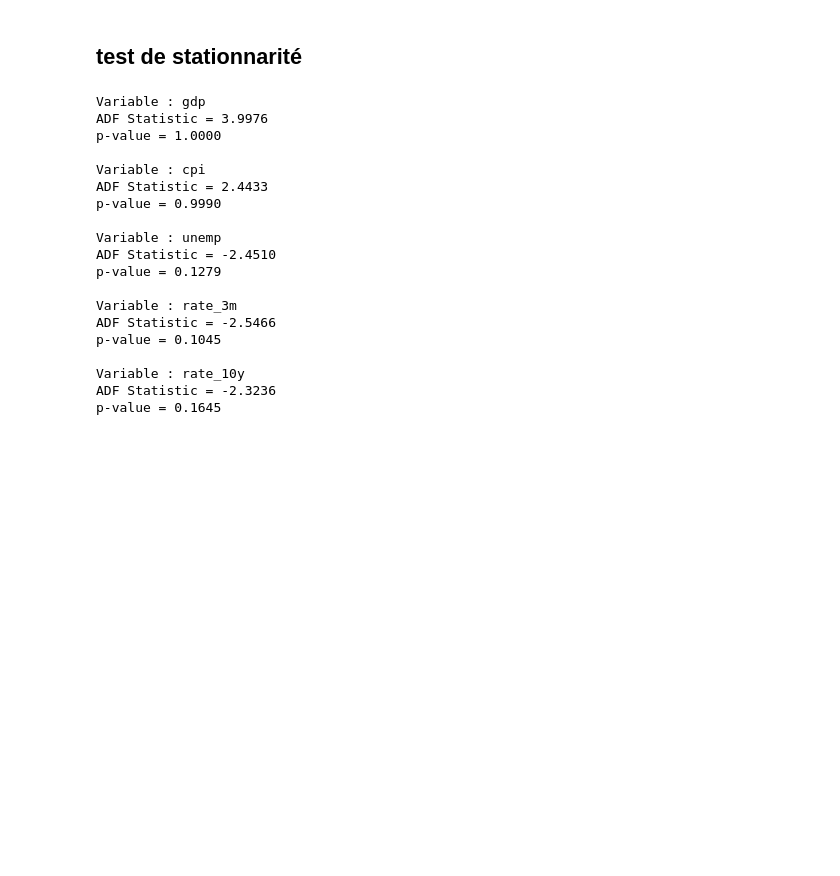
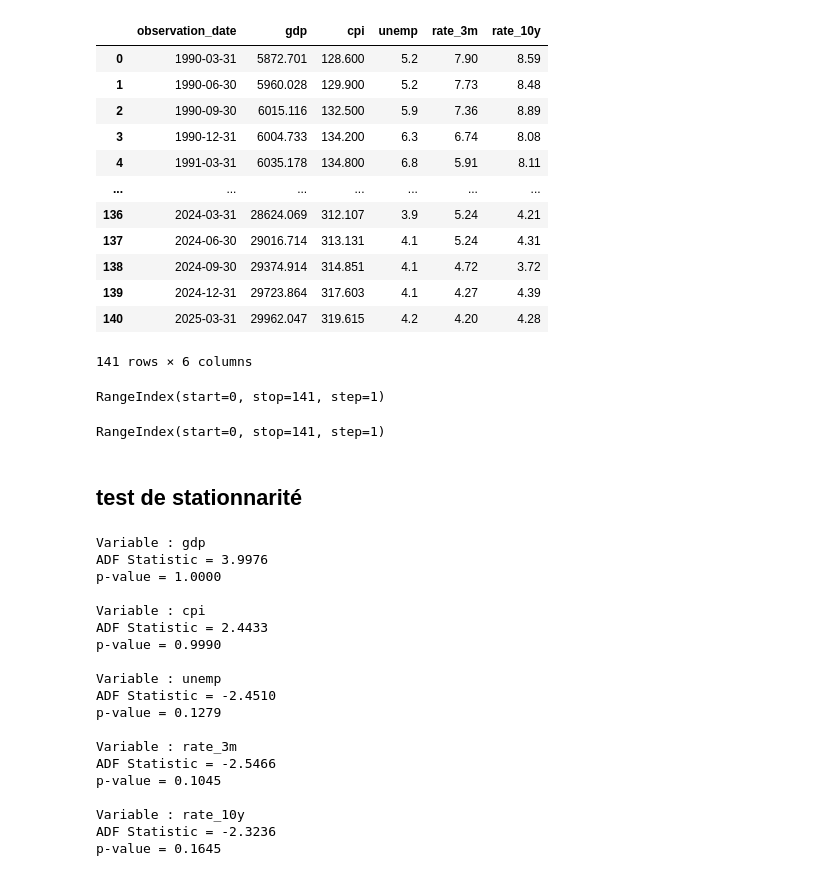
Before and after one commit to laila-aitbella/stage-2eme-annee, a Jupyter notebook: ESG/VAR/construction du model VAR.ipynb, the cells around one changed output. Drawn from its saved outputs; the diff is of its cells as text; code cells hidden in the pictures; blank space fills up the shorter version.

```diff
--- a/ESG/VAR/construction du model VAR.ipynb
+++ b/ESG/VAR/construction du model VAR.ipynb
@@ -2,3 +2,27 @@
 import pandas as pd
 # %%
 df = pd.read_csv("base_VAR_trimestrielle.csv")
+# %%
+df
+# %% [output]
+|  | observation_date | gdp | cpi | unemp | rate_3m | rate_10y |
+| 0 | 1990-03-31 | 5872.701 | 128.600 | 5.2 | 7.90 | 8.59 |
+| 1 | 1990-06-30 | 5960.028 | 129.900 | 5.2 | 7.73 | 8.48 |
+| 2 | 1990-09-30 | 6015.116 | 132.500 | 5.9 | 7.36 | 8.89 |
+| 3 | 1990-12-31 | 6004.733 | 134.200 | 6.3 | 6.74 | 8.08 |
+| 4 | 1991-03-31 | 6035.178 | 134.800 | 6.8 | 5.91 | 8.11 |
+| ... | ... | ... | ... | ... | ... | ... |
+| 136 | 2024-03-31 | 28624.069 | 312.107 | 3.9 | 5.24 | 4.21 |
+| 137 | 2024-06-30 | 29016.714 | 313.131 | 4.1 | 5.24 | 4.31 |
+| 138 | 2024-09-30 | 29374.914 | 314.851 | 4.1 | 4.72 | 3.72 |
+| 139 | 2024-12-31 | 29723.864 | 317.603 | 4.1 | 4.27 | 4.39 |
+| 140 | 2025-03-31 | 29962.047 | 319.615 | 4.2 | 4.20 | 4.28 |
+141 rows × 6 columns
+# %%
+df.index
+# %% [output]
+RangeIndex(start=0, stop=141, step=1)
+# %%
+df.index
+# %% [output]
+RangeIndex(start=0, stop=141, step=1)
```
Also changed, not shown: parts of 14 cells of this notebook, 1 other file.
